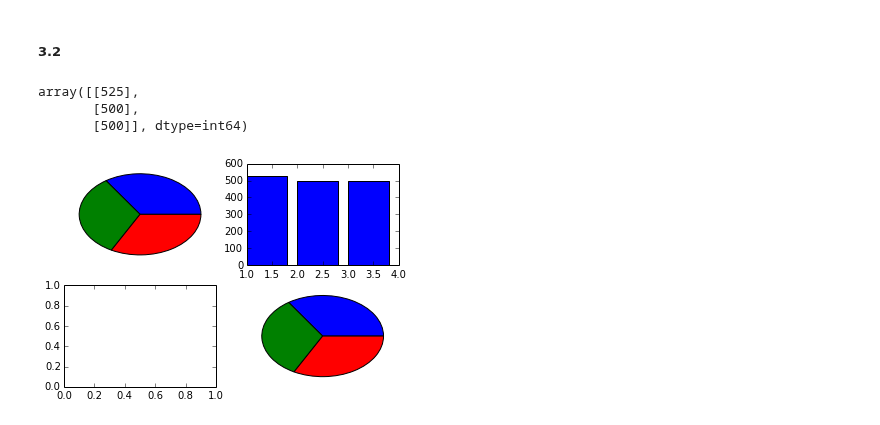
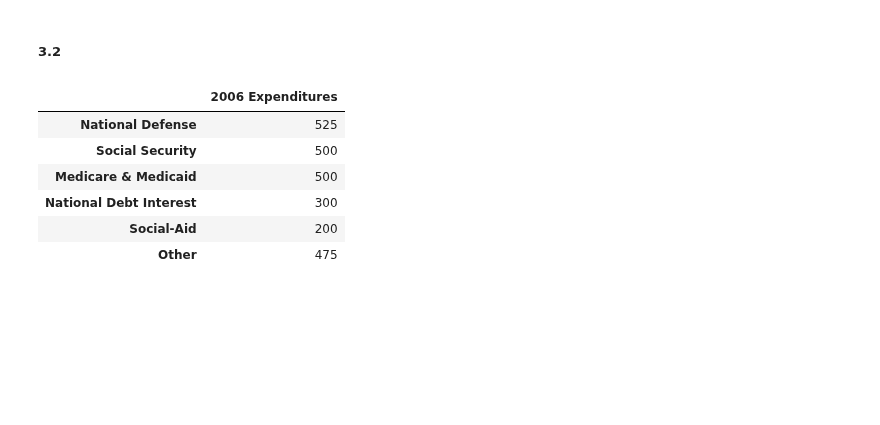
Before and after one commit to Chuphay/school, a Jupyter notebook: stat1/stat_2.ipynb, the cells around one changed output. Drawn from its saved outputs; the diff is of its cells as text; code cells hidden in the pictures; blank space fills up the shorter version.

```diff
--- a/stat1/stat_2.ipynb
+++ b/stat1/stat_2.ipynb
@@ -25,21 +26,16 @@ b) Personal interviews have a low-rate of survey nonresponse. Telephone intervie
 a) Random b) Stratified c) Stratified?
 # %% [markdown]
 ##### 3.2
-# %%
-gov_expense = DataFrame([525,500,500],index = ['n','ss','mm'], columns = ['f'])
-gov_expense.values
-# %% [output]
-array([[525],
-       [500],
-       [500]], dtype=int64)
-# %%
-subplot(221)
-pie(gov_expense);
-subplot(222)
-bar([1,2,3],gov_expense.values)
-subplot(223)
-
-subplot(224)
-pie(gov_expense);
-# %% [output]
-[figure, removed]
+# %%
+expenses = DataFrame([525,500,500,300,200,475],index = ['National Defense','Social Security',\
+                'Medicare & Medicaid','National Debt Interest','Social-Aid','Other'],
+                     columns = ["""2006 Expenditures"""])
+expenses
+# %% [output]
+|  | 2006 Expenditures |
+| National Defense | 525 |
+| Social Security | 500 |
+| Medicare & Medicaid | 500 |
+| National Debt Interest | 300 |
+| Social-Aid | 200 |
+| Other | 475 |
```
Also changed, not shown: parts of 6 cells of this notebook.
